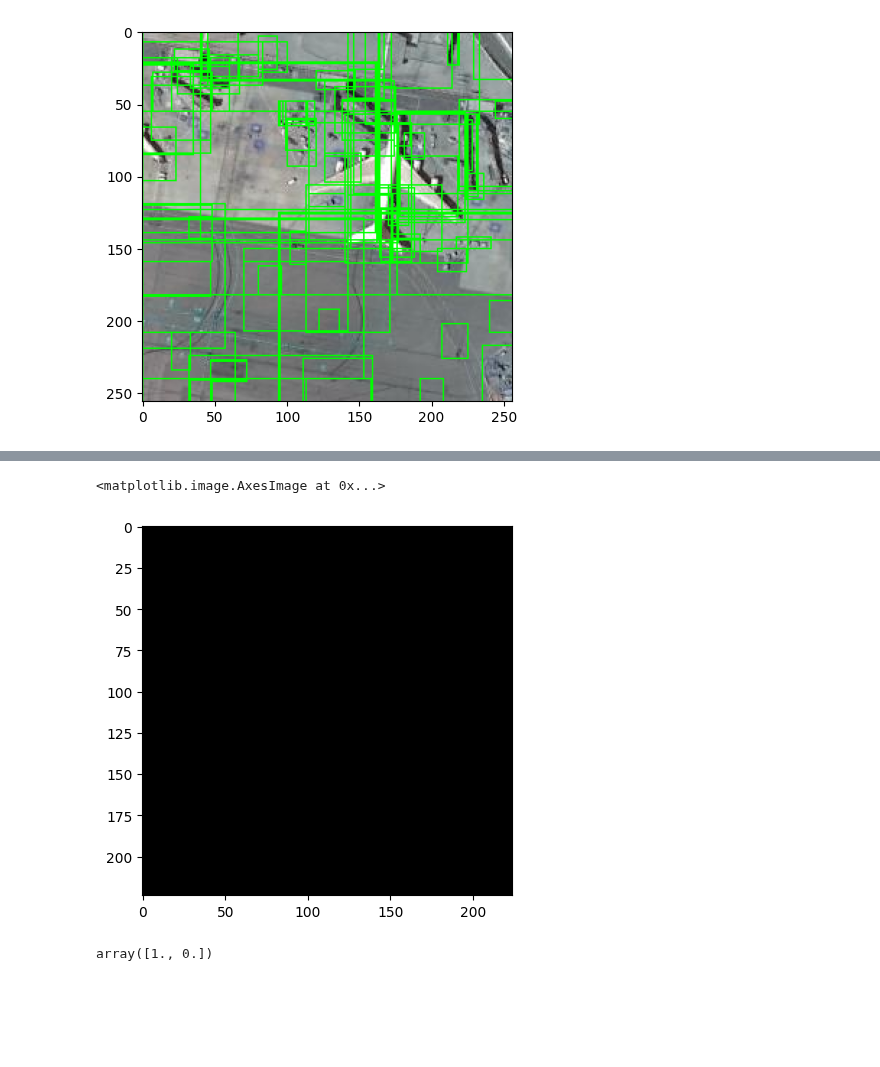
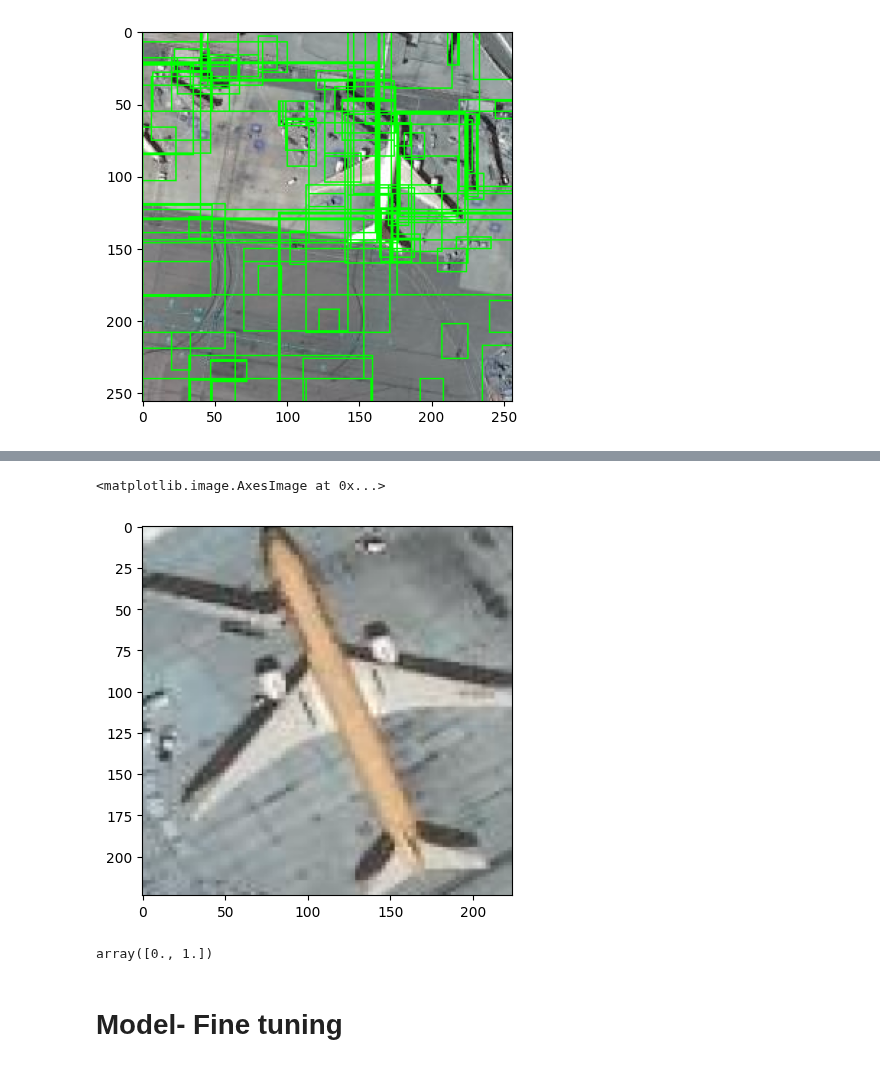
Before and after one commit to mjmousavi97/Deep-Learning-Tehran-uni, a Jupyter notebook: HomeWorks/05 HW/src/main.ipynb, the cells around one changed output, grey strips where cells are left out. Cells and saved outputs as stored; diff of their text form; code cells hidden in the pictures; blank space fills up the shorter version.

```diff
--- a/HomeWorks/05 HW/src/main.ipynb
+++ b/HomeWorks/05 HW/src/main.ipynb
@@ -229,16 +273,18 @@ class DataGenerator(keras.utils.Sequence):
 # get names of image
 list_names = os.listdir('/content/Images/Images')
 # create train generator and validation generator
-training_generator = DataGenerator(list_name = list_names[:20], batch_size = 1, image_path= '/content/Images/Images', annotation_path = '/content/Airplanes_Annotations')
-validation_generator = DataGenerator(list_name = list_names[20:40], batch_size = 1, image_path= '/content/Images/Images', annotation_path = '/content/Airplanes_Annotations')
+training_generator = DataGenerator(list_names = list_names[:20], batch_size = 1, img_path= '/content/Images/Images', annot_path = '/content/Airplanes_Annotations')
+validation_generator = DataGenerator(list_names = list_names[20:40], batch_size = 1, img_path= '/content/Images/Images', annot_path = '/content/Airplanes_Annotations')
 # %%
-X, Y = validation_generator.__getitem__(19)
+X, Y = validation_generator.__getitem__(14)
 # %%
-plt.imshow(X[1].astype(int))
+plt.imshow(X[99].astype(int))
 # %% [output]
 <matplotlib.image.AxesImage at 0x...>
-[figure, old version]
+[figure, new version]
 # %%
-Y[1]
+Y[99]
 # %% [output]
-array([1., 0.])
+array([0., 1.])
+# %% [markdown]
+# **Model- Fine tuning**
```
Also changed, not shown: parts of 3 cells of this notebook.
